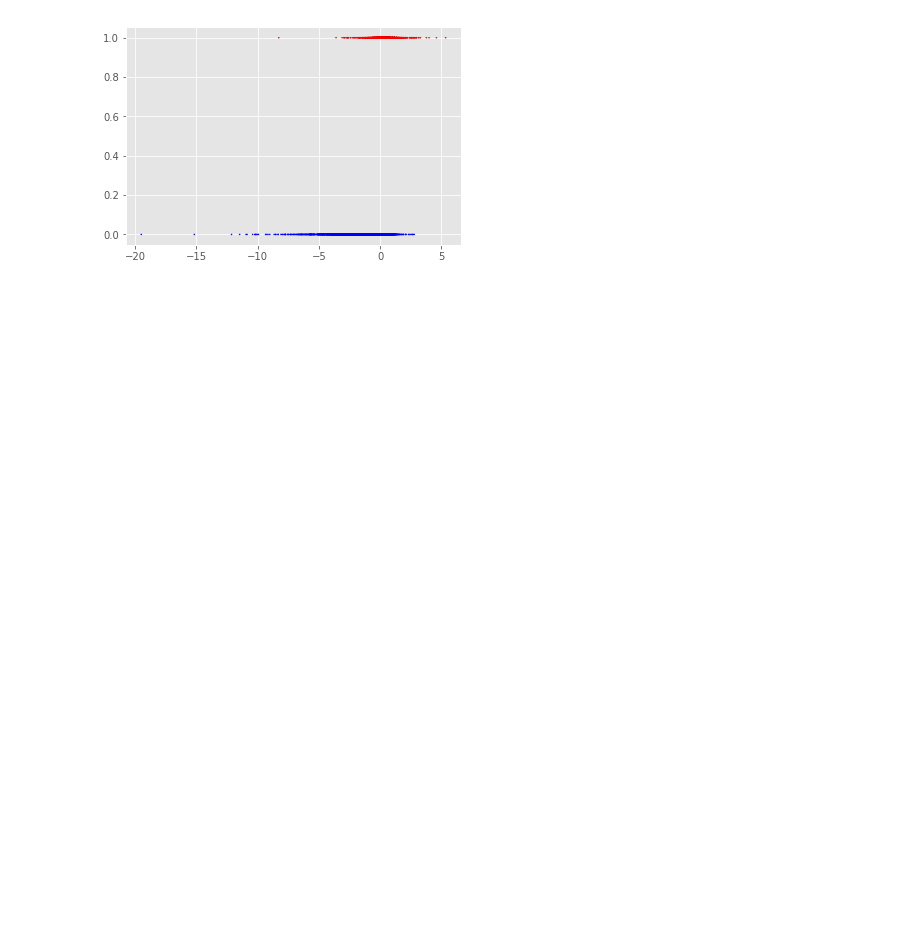
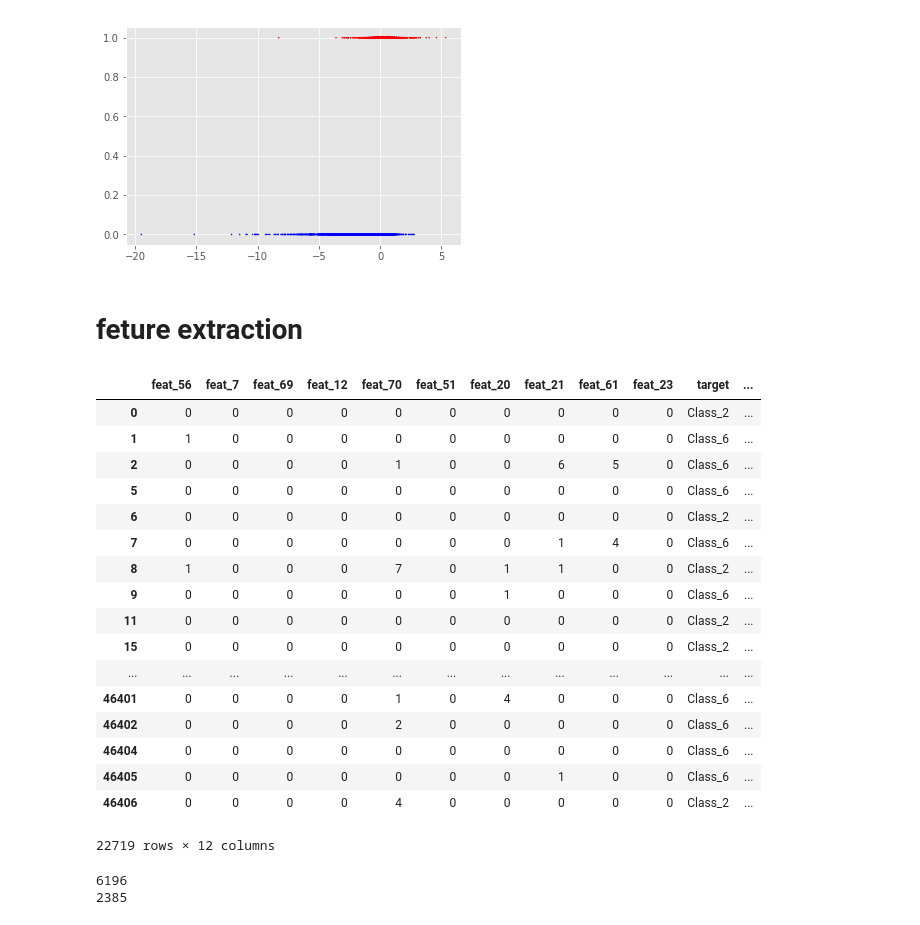
Before and after one commit to tyanay/Data-mining-project, a Jupyter notebook: Data mining project.ipynb, the cells around one changed output. Cells and saved outputs as stored; diff of their text form; code cells hidden in the pictures; blank space fills up the shorter version.

Commit message:
add zeroz_number column

```diff
--- a/Data mining project.ipynb
+++ b/Data mining project.ipynb
@@ -127,3 +140,35 @@ plt.scatter(reduced_data_LDA[:, 0], y, c=y, s=1, cmap = "bwr")
 plt.show()
 # %% [output]
 [figure]
+# %% [markdown]
+# feture extraction
+# %%
+# insert the number of zeros for each row
+df['zeros_number'] = (df == 0).astype(int).sum(axis=1)
+df
+# %% [output]
+|  | feat_56 | feat_7 | feat_69 | feat_12 | feat_70 | feat_51 | feat_20 | feat_21 | feat_61 | feat_23 | target | ... |
+| 0 | 0 | 0 | 0 | 0 | 0 | 0 | 0 | 0 | 0 | 0 | Class_2 | ... |
+| 1 | 1 | 0 | 0 | 0 | 0 | 0 | 0 | 0 | 0 | 0 | Class_6 | ... |
+| 2 | 0 | 0 | 0 | 0 | 1 | 0 | 0 | 6 | 5 | 0 | Class_6 | ... |
+| 5 | 0 | 0 | 0 | 0 | 0 | 0 | 0 | 0 | 0 | 0 | Class_6 | ... |
+| 6 | 0 | 0 | 0 | 0 | 0 | 0 | 0 | 0 | 0 | 0 | Class_2 | ... |
+| 7 | 0 | 0 | 0 | 0 | 0 | 0 | 0 | 1 | 4 | 0 | Class_6 | ... |
+| 8 | 1 | 0 | 0 | 0 | 7 | 0 | 1 | 1 | 0 | 0 | Class_2 | ... |
+| 9 | 0 | 0 | 0 | 0 | 0 | 0 | 1 | 0 | 0 | 0 | Class_6 | ... |
+| 11 | 0 | 0 | 0 | 0 | 0 | 0 | 0 | 0 | 0 | 0 | Class_2 | ... |
+| 15 | 0 | 0 | 0 | 0 | 0 | 0 | 0 | 0 | 0 | 0 | Class_2 | ... |
+| ... | ... | ... | ... | ... | ... | ... | ... | ... | ... | ... | ... | ... |
+| 46401 | 0 | 0 | 0 | 0 | 1 | 0 | 4 | 0 | 0 | 0 | Class_6 | ... |
+| 46402 | 0 | 0 | 0 | 0 | 2 | 0 | 0 | 0 | 0 | 0 | Class_6 | ... |
+| 46404 | 0 | 0 | 0 | 0 | 0 | 0 | 0 | 0 | 0 | 0 | Class_6 | ... |
+| 46405 | 0 | 0 | 0 | 0 | 0 | 0 | 0 | 1 | 0 | 0 | Class_6 | ... |
+| 46406 | 0 | 0 | 0 | 0 | 4 | 0 | 0 | 0 | 0 | 0 | Class_2 | ... |
+22719 rows × 12 columns
+# %%
+# we have al lot of rows with 10 zeros (all the fetures are 0), let's check if we can remove them as outliars
+print df[(df['zeros_number']==10) & (df['target']=='Class_2')].shape[0]
+print df[(df['zeros_number']==10) & (df['target']=='Class_6')].shape[0]
+# %% [output]
+6196
+2385
```
Also changed, not shown: parts of 3 cells of this notebook.
